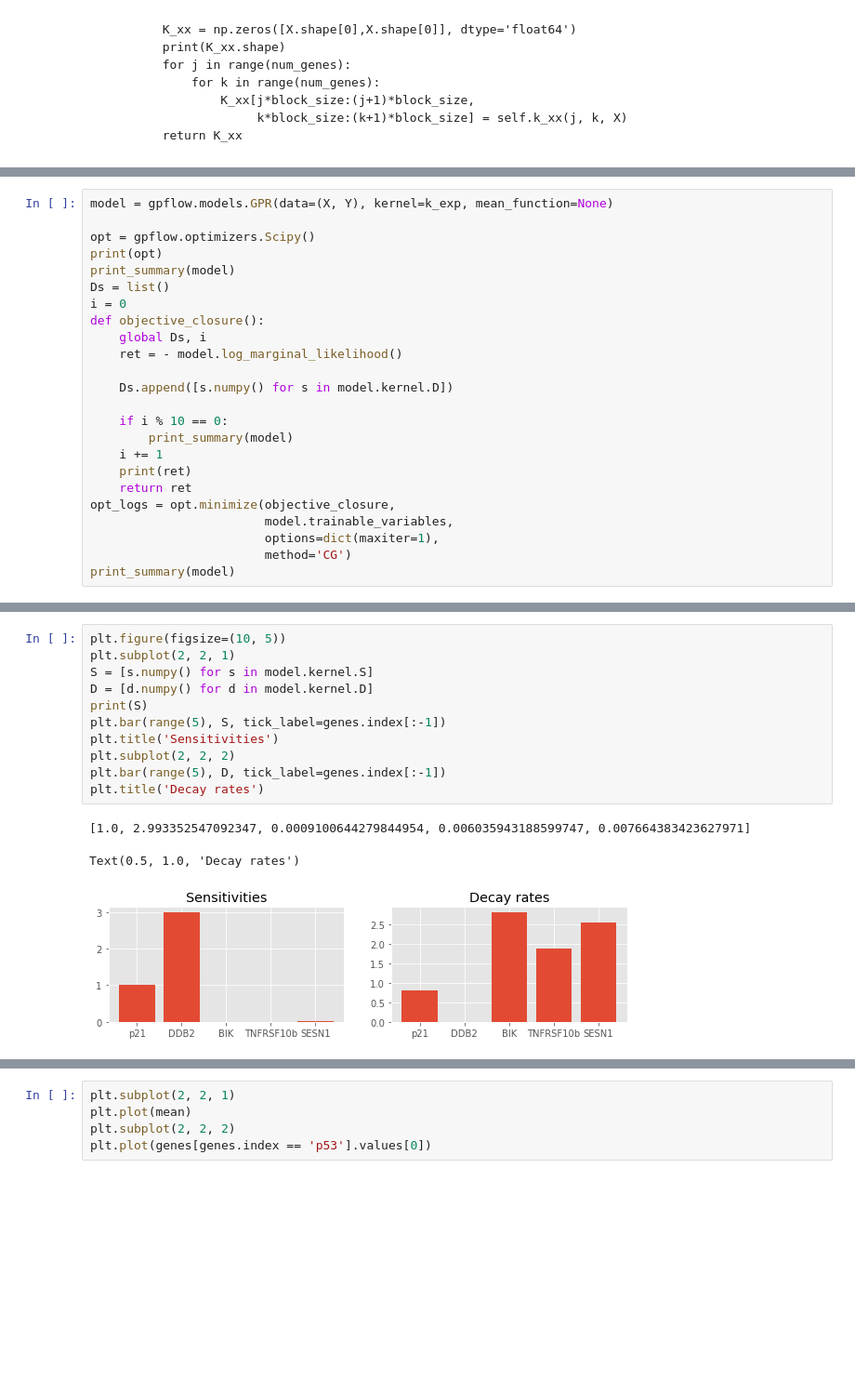
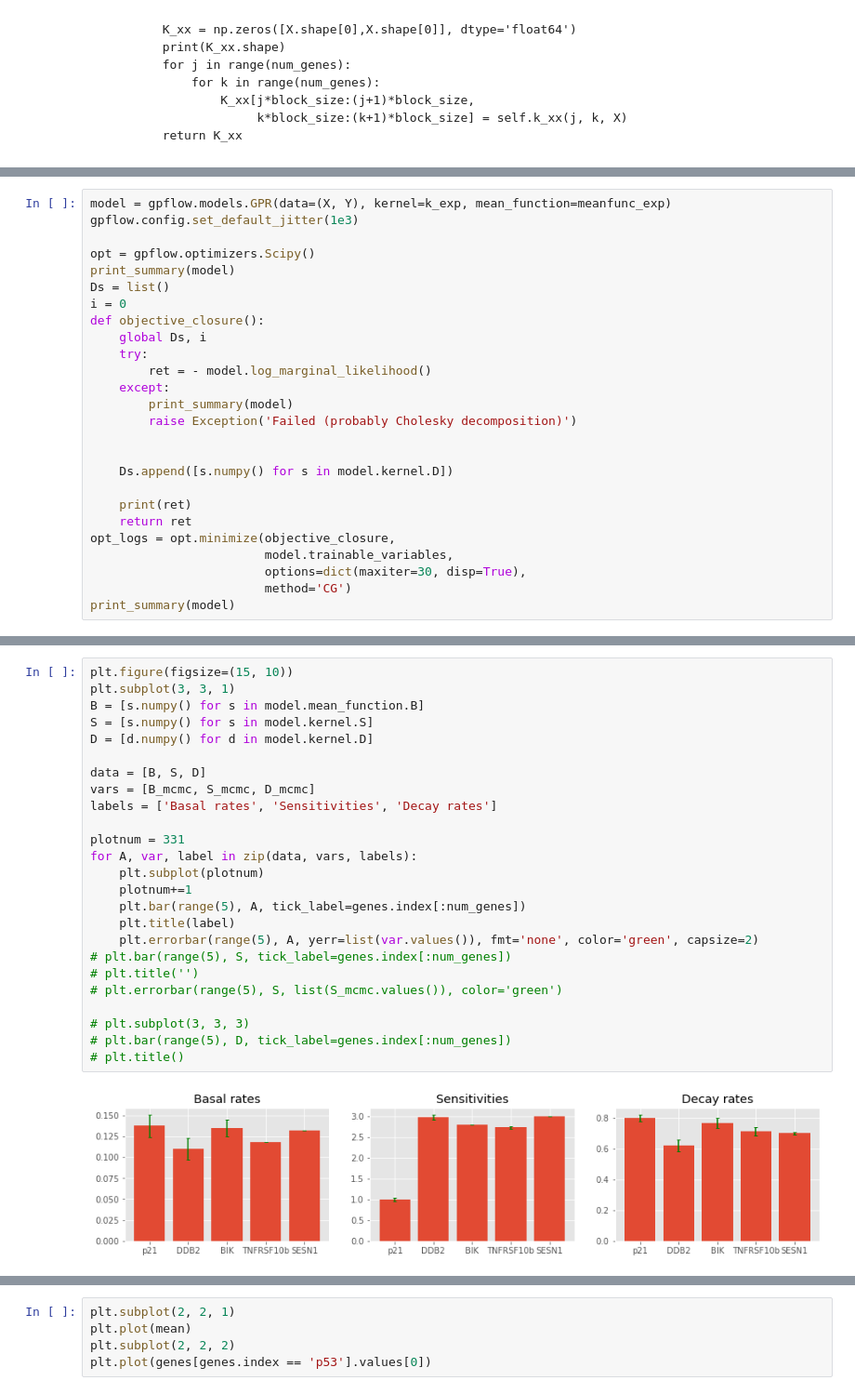
Before and after one commit to JCobbles/trangp, a Jupyter notebook: Lawrence Replication.ipynb, the cells around one changed output, grey strips where cells are left out. Shown at 93% size. Cells and saved outputs as stored; diff of their text form; blank space fills up the shorter version.

Commit message:
mcmc start

```diff
--- a/Lawrence Replication.ipynb
+++ b/Lawrence Replication.ipynb
@@ -302,25 +335,27 @@ array([[0.000, 0.000, 0.000, 0.000, 0.000, 0.000, 0.000],
 # %%
-model = gpflow.models.GPR(data=(X, Y), kernel=k_exp, mean_function=None)
+model = gpflow.models.GPR(data=(X, Y), kernel=k_exp, mean_function=meanfunc_exp)
+gpflow.config.set_default_jitter(1e3)
 
 opt = gpflow.optimizers.Scipy()
-print(opt)
 print_summary(model)
 Ds = list()
 i = 0
 def objective_closure():
     global Ds, i
-    ret = - model.log_marginal_likelihood()
+    try:
+        ret = - model.log_marginal_likelihood()
+    except:
+        print_summary(model)
+        raise Exception('Failed (probably Cholesky decomposition)')
+
 
     Ds.append([s.numpy() for s in model.kernel.D])
 
-    if i % 10 == 0:
-        print_summary(model)
-    i += 1
     print(ret)
     return ret
 opt_logs = opt.minimize(objective_closure,
                         model.trainable_variables,
-                        options=dict(maxiter=1),
+                        options=dict(maxiter=30, disp=True),
                         method='CG')
 print_summary(model)
 # %% [output]
@@ -370,16 +526,28 @@ for i in range(5):
 # %%
-plt.figure(figsize=(10, 5))
-plt.subplot(2, 2, 1)
+plt.figure(figsize=(15, 10))
+plt.subplot(3, 3, 1)
+B = [s.numpy() for s in model.mean_function.B]
 S = [s.numpy() for s in model.kernel.S]
 D = [d.numpy() for d in model.kernel.D]
-print(S)
-plt.bar(range(5), S, tick_label=genes.index[:-1])
-plt.title('Sensitivities')
-plt.subplot(2, 2, 2)
-plt.bar(range(5), D, tick_label=genes.index[:-1])
-plt.title('Decay rates')
+
+data = [B, S, D]
+vars = [B_mcmc, S_mcmc, D_mcmc]
+labels = ['Basal rates', 'Sensitivities', 'Decay rates']
+
+plotnum = 331
+for A, var, label in zip(data, vars, labels):
+    plt.subplot(plotnum)
+    plotnum+=1
+    plt.bar(range(5), A, tick_label=genes.index[:num_genes])
+    plt.title(label)
+    plt.errorbar(range(5), A, yerr=list(var.values()), fmt='none', color='green', capsize=2)
+# plt.bar(range(5), S, tick_label=genes.index[:num_genes])
+# plt.title('')
+# plt.errorbar(range(5), S, list(S_mcmc.values()), color='green')
+
+# plt.subplot(3, 3, 3)
+# plt.bar(range(5), D, tick_label=genes.index[:num_genes])
+# plt.title()
 # %% [output]
-[1.0, 2.993352547092347, 0.0009100644279844954, 0.006035943188599747, 0.007664383423627971]
-Text(0.5, 1.0, 'Decay rates')
-[figure, old version]
+[figure, new version]
 # %%
```
Also changed, not shown: parts of 25 cells of this notebook.
